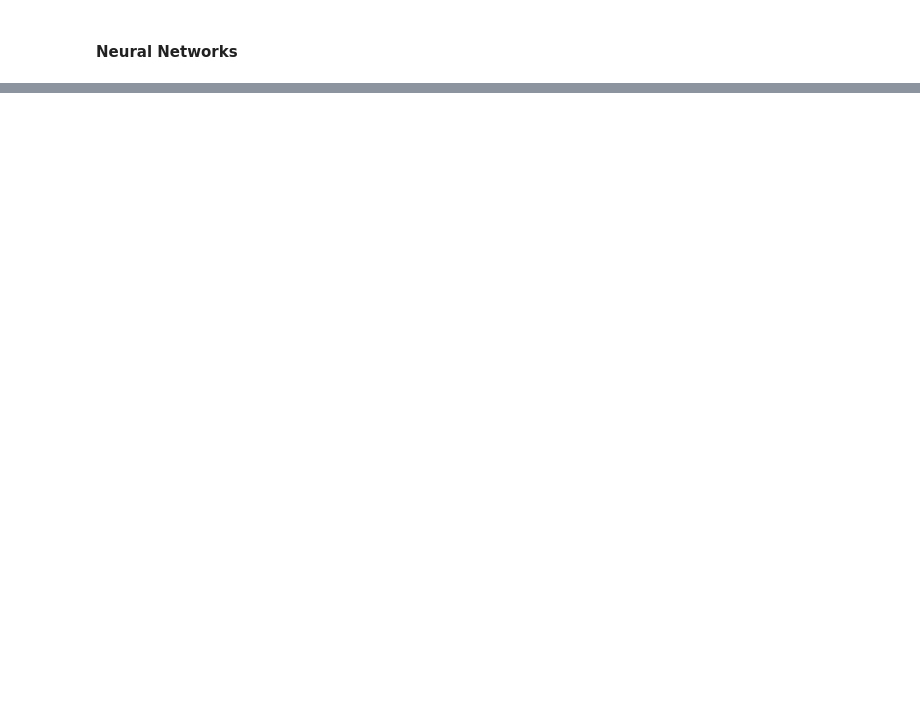
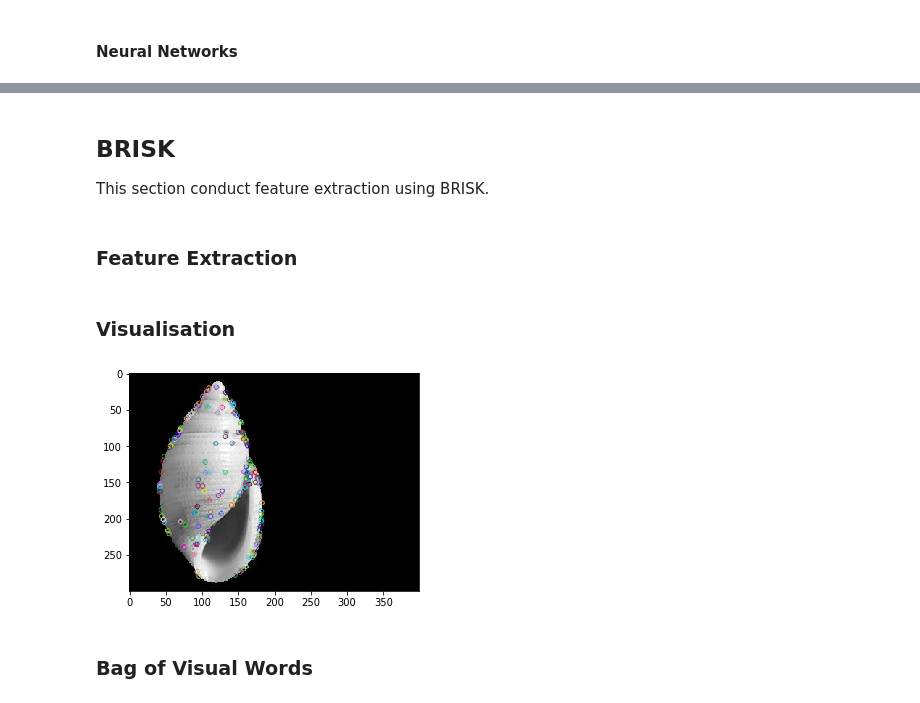
Before and after one commit to maleakhiw/shell-feature-extraction, a Jupyter notebook: notebooks/Keypoint Feature Extraction.ipynb, the cells around one changed output, grey strips where cells are left out. Saved outputs shown, nothing was run; the diff lists cells and outputs as text; code cells hidden in the pictures; blank space fills up the shorter version.

Commit message:
finish keypoint and canny edge

```diff
--- a/notebooks/Keypoint Feature Extraction.ipynb
+++ b/notebooks/Keypoint Feature Extraction.ipynb
@@ -879,0 +1058,26 @@ feature_sets_name = [
+# %% [markdown]
+## BRISK
+
+This section conduct feature extraction using BRISK.
+# %% [markdown]
+### Feature Extraction
+# %%
+X_surf = []
+y_surf = y_species
+surf = cv2.BRISK_create(30)
+
+# Get feature descriptors from all images
+for X in tqdm(X_species):
+    X_a = X[0] # A position
+    X_b = X[1]
+
+    # Open the image in gray scale
+    image_a = cv2.imread(os.path.join(SHELL_IMAGES_DATA, X_a),
+                   cv2.IMREAD_GRAYSCALE)
+    image_b = cv2.imread(os.path.join(SHELL_IMAGES_DATA, X_b),
+                   cv2.IMREAD_GRAYSCALE)
+
+    kp_a, descriptors_a = surf.detectAndCompute(image_a, None)
+    kp_b, descriptors_b = surf.detectAndCompute(image_b, None)
+
+    X_surf.append((descriptors_a, descriptors_b))
@@ -879,0 +1089,13 @@ feature_sets_name = [
+# %% [markdown]
+### Visualisation
+# %%
+image1 = cv2.imread(os.path.join(SHELL_IMAGES_DATA, X_species[10][0]),
+                   cv2.IMREAD_GRAYSCALE)
+kp, descriptors = surf.detectAndCompute(image1, None) # can add mask
+img = cv2.drawKeypoints(image1, kp, None)
+plt.imshow(img)
+plt.show()
+# %% [output]
+[figure, added]
+# %% [markdown]
+### Bag of Visual Words
```
Also changed, not shown: parts of 41 cells of this notebook, 10 other files.
